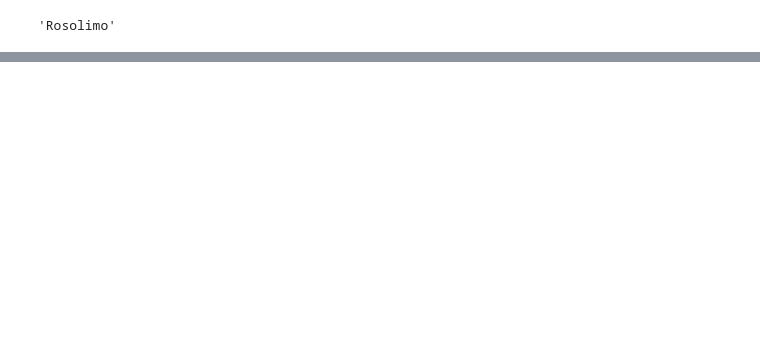
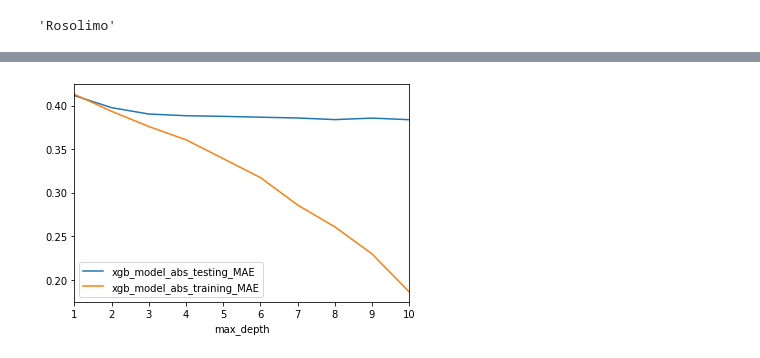
Before and after one commit to rosolimo212/chesscom, a Jupyter notebook: Current_user_forec.ipynb, the cells around one changed output, grey strips where cells are left out. Cells and saved outputs as stored; diff of their text form; code cells hidden in the pictures; blank space fills up the shorter version.

Commit message:
Start learning: linear and xgboost

```diff
--- a/Current_user_forec.ipynb
+++ b/Current_user_forec.ipynb
@@ -129,0 +149,3 @@ df.groupby(['rules', 'rated', 'time_class', 'time_control']).sum()[['game', 'sco
+# %%
+df=df.sort_values(by=['date', 'time']).reset_index()
+df['gamenum']=df.index
@@ -129,0 +215,4 @@ df.groupby(['rules', 'rated', 'time_class', 'time_control']).sum()[['game', 'sco
+# %%
+from sklearn.model_selection import train_test_split
+X_train, X_test, y_train, y_test = train_test_split(
+     X.values, y.values, test_size=0.25, random_state=42)
@@ -129,0 +318,19 @@ df.groupby(['rules', 'rated', 'time_class', 'time_control']).sum()[['game', 'sco
+# %%
+xgb_model_abs_testing = list()
+xgb_model_abs_training = list()
+rng = np.arange(0.05, 0.65, 0.05)
+for i in rng:
+    xgb = xgboost.XGBRegressor(n_estimators=ch_n_estimators, random_state=17, learning_rate=i)
+    xgb.fit(X_train, y_train)
+    xgb.score(X_test, y_test)
+    xgb_model_abs_testing.append(mean_absolute_error(xgb.predict(X_test), y_test))
+    xgb_model_abs_training.append(mean_absolute_error(xgb.predict(X_train), y_train))
+
+find_df=pd.DataFrame(rng, columns=['learning_rate']).set_index('learning_rate')
+find_df['xgb_model_abs_testing_MAE']=xgb_model_abs_testing
+find_df['xgb_model_abs_training_MAE']=xgb_model_abs_training
+
+find_df.plot()
+
+stat_best_learning_rate=np.argmin(find_df['xgb_model_abs_testing_MAE'])
+ch_learning_rate=0.15
@@ -129,0 +351,20 @@ df.groupby(['rules', 'rated', 'time_class', 'time_control']).sum()[['game', 'sco
+# %%
+xgb_model_abs_testing = list()
+xgb_model_abs_training = list()
+rng = np.arange(1, 11)
+for i in rng:
+    xgb = xgboost.XGBRegressor(n_estimators=ch_n_estimators, random_state=17, learning_rate=ch_learning_rate, max_depth=i)
+    xgb.fit(X_train, y_train)
+    xgb.score(X_test, y_test)
+    xgb_model_abs_testing.append(mean_absolute_error(xgb.predict(X_test), y_test))
+    xgb_model_abs_training.append(mean_absolute_error(xgb.predict(X_train), y_train))
+
+find_df=pd.DataFrame(rng, columns=['max_depth']).set_index('max_depth')
+find_df['xgb_model_abs_testing_MAE']=xgb_model_abs_testing
+find_df['xgb_model_abs_training_MAE']=xgb_model_abs_training
+
+find_df.plot()
+
+stat_best_max_depth=np.argmin(find_df['xgb_model_abs_testing_MAE'])
+ch_max_depth=2
+# %% [output]
@@ -129,0 +381 @@ df.groupby(['rules', 'rated', 'time_class', 'time_control']).sum()[['game', 'sco
+[figure, added]
```
Also changed, not shown: parts of 54 cells of this notebook.
